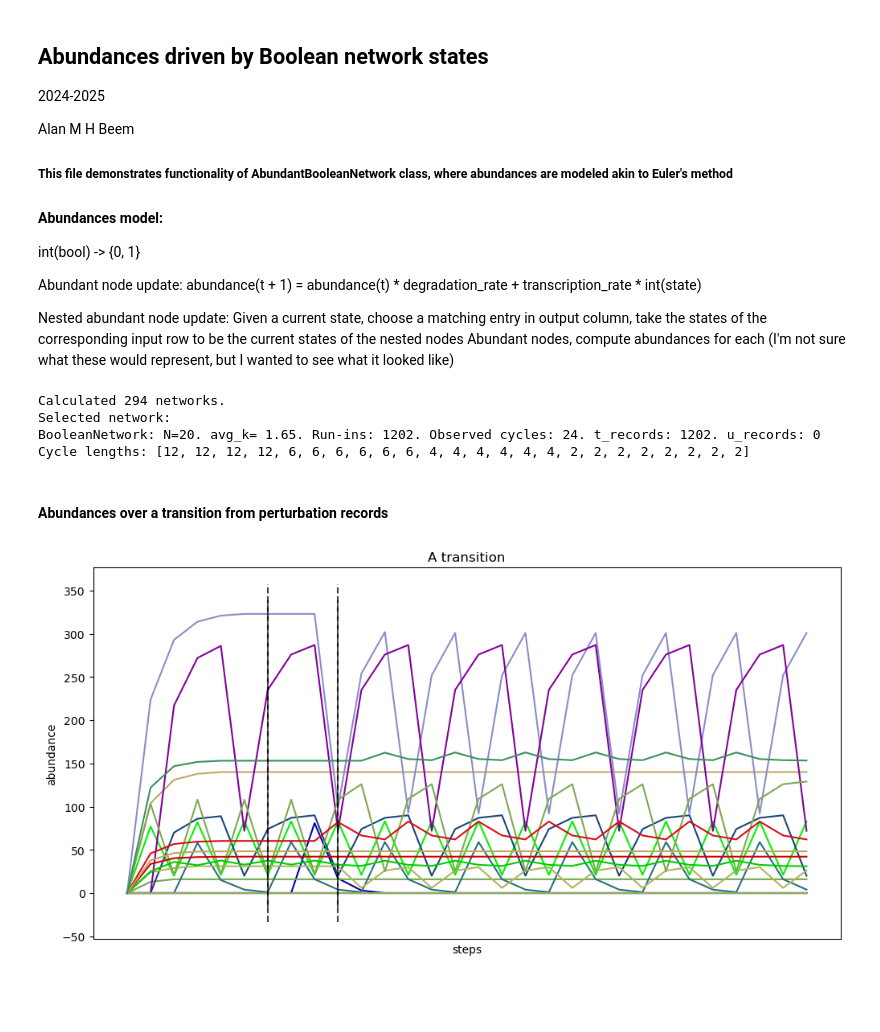
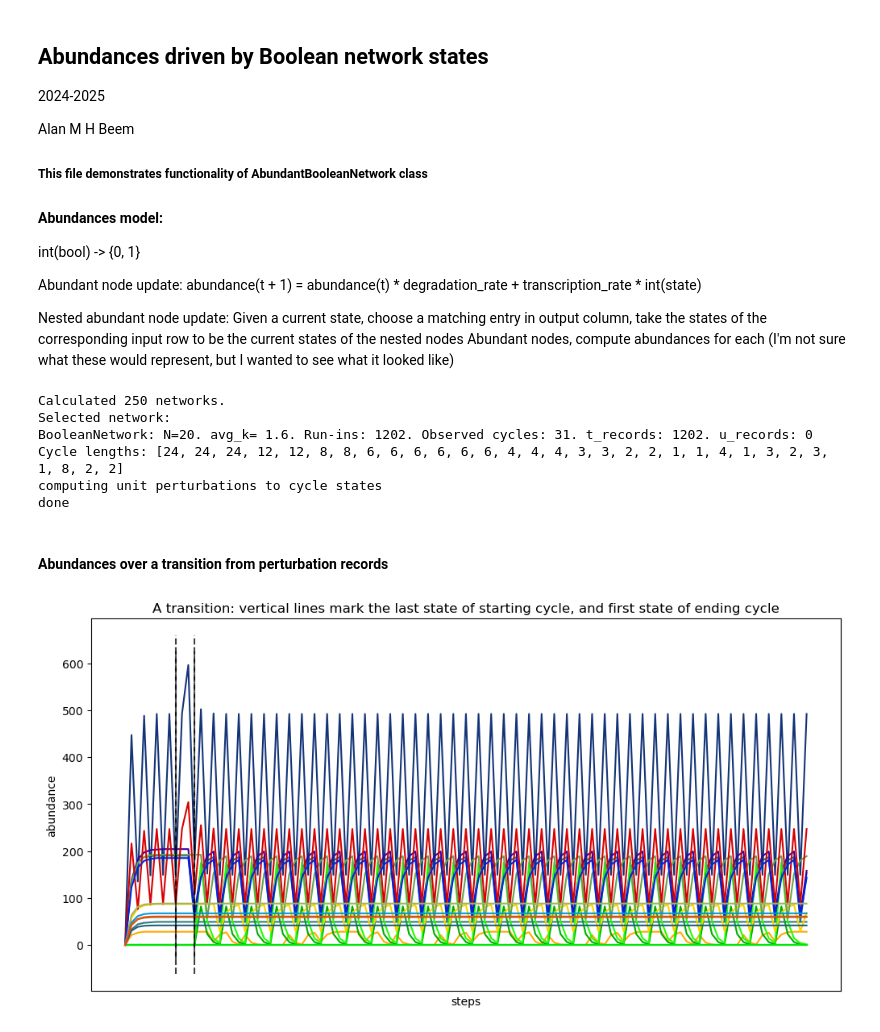
Before and after one commit to AlanBeem/OOP_BooleanNetwork_Abundances_miRNA, a Jupyter notebook: abundant_main.ipynb, the cells around one changed output. Cells and saved outputs as stored; diff of their text form; code cells hidden in the pictures; blank space fills up the shorter version.

```diff
--- a/abundant_main.ipynb
+++ b/abundant_main.ipynb
@@ -5,7 +5,7 @@
 
 Alan M H Beem
 
-##### This file demonstrates functionality of AbundantBooleanNetwork class, where abundances are modeled akin to Euler's method
+##### This file demonstrates functionality of AbundantBooleanNetwork class
 
 #### Abundances model:
 int(bool) -> {0, 1}
@@ -15,8 +15,8 @@ Abundant node update: abundance(t + 1) = abundance(t) * degradation_rate + trans
 Nested abundant node update: Given a current state, choose a matching entry in output column, take the states of the corresponding input row to be the current states of the nested nodes Abundant nodes, compute abundances for each (I'm not sure what these would represent, but I wanted to see what it looked like)
 # %%
 # setup
-from abn_mir_plotting_functions import *
-from abn_mir_helper_functions import *
+from package.abn_mir_plotting_functions import *
+from package.abn_mir_helper_functions import *
 
 
 net_selection = select_network(20, 12, 25, 20, 35, 2000)  # -> [BooleanNetwork, list[BooleanNetwork], a_bn_index_of_maximum_length_cycle: int]  # maximum longest cycle length 45 can make for longer runtimes re perturbation transition matrix
@@ -33,32 +33,42 @@ abundance_colors = get_colors(len(net_selection[0]), False)
 bv_colors = get_colors(len(net_selection[0].bn_collapsed_cycles) + 10, True)
 align_cycle_states_lists_of_cc_to_cons_seq(net_selection[0].bn_collapsed_cycles)
 print(f"Calculated {len(net_selection[1])} networks.\nSelected network:\n{net_selection[0]}")
+print('computing unit perturbations to cycle states')
+abun_bn_app_2.compute_unit_perturbations_matrix(0, False)
+print('done')
+# TODO apply UMAP or similar to projection of cycles' abundances onto 2D
 # %% [output]
-Calculated 294 networks.
+Calculated 250 networks.
 Selected network:
-BooleanNetwork: N=20. avg_k= 1.65. Run-ins: 1202. Observed cycles: 24. t_records: 1202. u_records: 0
-Cycle lengths: [12, 12, 12, 12, 6, 6, 6, 6, 6, 6, 4, 4, 4, 4, 4, 4, 2, 2, 2, 2, 2, 2, 2, 2]
+BooleanNetwork: N=20. avg_k= 1.6. Run-ins: 1202. Observed cycles: 31. t_records: 1202. u_records: 0
+Cycle lengths: [24, 24, 24, 12, 12, 8, 8, 6, 6, 6, 6, 6, 6, 4, 4, 4, 3, 3, 2, 2, 1, 1, 4, 1, 3, 2, 3, 1, 8, 2, 2]
+computing unit perturbations to cycle states
+done
 # %% [markdown]
 #### Abundances over a transition from perturbation records
 # %%
 #### Abundances over a transition from perturbation records
-abun_bn_app_2.compute_unit_perturbations_matrix(0, False)
 shuffled_index_list = list(range(len(abun_bn_app_2.cycles_unit_perturbations_records)))
 shuffle(shuffled_index_list)
 for i in shuffled_index_list:
     record = abun_bn_app_2.cycles_unit_perturbations_records[i]
-    if record.start_index != record.end_index and len(abun_bn_app_2.bn_collapsed_cycles.cycle_records[record.start_index]) != len(abun_bn_app_2.bn_collapsed_cycles.cycle_records[record.end_index]):
-        to_show = (start_cycle:=abun_bn_app_2.bn_collapsed_cycles.cycle_records[record.start_index].cycle_states_list[1:])  # then through index of ref state - 1
-        to_show.extend(start_cycle[:start_cycle.index(record.reference_state)])
-        v1 = len(to_show) - 1  # last index of starting cycle
-        to_show.extend(record.run_in)
-        v2 = len(to_show) - 1  # first index of ending cycle
-        end_cycle = abun_bn_app_2.bn_collapsed_cycles.cycle_records[record.end_index].cycle_states_list[1:]
-        to_show.extend(end_cycle[end_cycle.index(record.run_in[-1]) + 1:])
-        to_show.extend(end_cycle)
-        abun_bn_app_2.animate_boolean_states_list(to_show, 1, True)
-        break
-plot_abundances(abun_bn_app_2.current_abundances_list, "A transition", bv_colors, True, [v1, v2], None, None, [12, 6], [])
+    if record.start_index is not None and record.end_index is not None:
+        if record.start_index != record.end_index and len(abun_bn_app_2.bn_collapsed_cycles.cycle_records[record.start_index]) != len(abun_bn_app_2.bn_collapsed_cycles.cycle_records[record.end_index]):
+            to_show = (start_cycle:=abun_bn_app_2.bn_collapsed_cycles.cycle_records[record.start_index].cycle_states_list)  # then through index of ref state - 1
+            while len(to_show) < 8:
+                to_show.extend(start_cycle[1:])
+            to_show.extend(start_cycle[1:start_cycle.index(record.reference_state)])
+            v1 = len(to_show) - 1  # last index of starting cycle
+            to_show.extend(record.run_in)
+            v2 = len(to_show) - 1  # first index of ending cycle
+            end_cycle = abun_bn_app_2.bn_collapsed_cycles.cycle_records[record.end_index].cycle_states_list
+            to_show.extend(end_cycle[end_cycle.index(record.run_in[-1]) + 1:])
+            to_show.extend(end_cycle[1:])
+            to_show.extend(end_cycle[1:])
+            to_show.extend(end_cycle[1:])
+            abun_bn_app_2.animate_boolean_states_list(to_show, 1, True)
+            break
+plot_abundances(abun_bn_app_2.current_abundances_list, "A transition: vertical lines mark the last state of starting cycle, and first state of ending cycle", bv_colors, True, [v1, v2], None, None, [12, 6], [])
 # %% [output]
-[figure, old version]
+[figure, new version]
 # %% [markdown]
```
Also changed, not shown: parts of 12 cells of this notebook, 14 other files.
